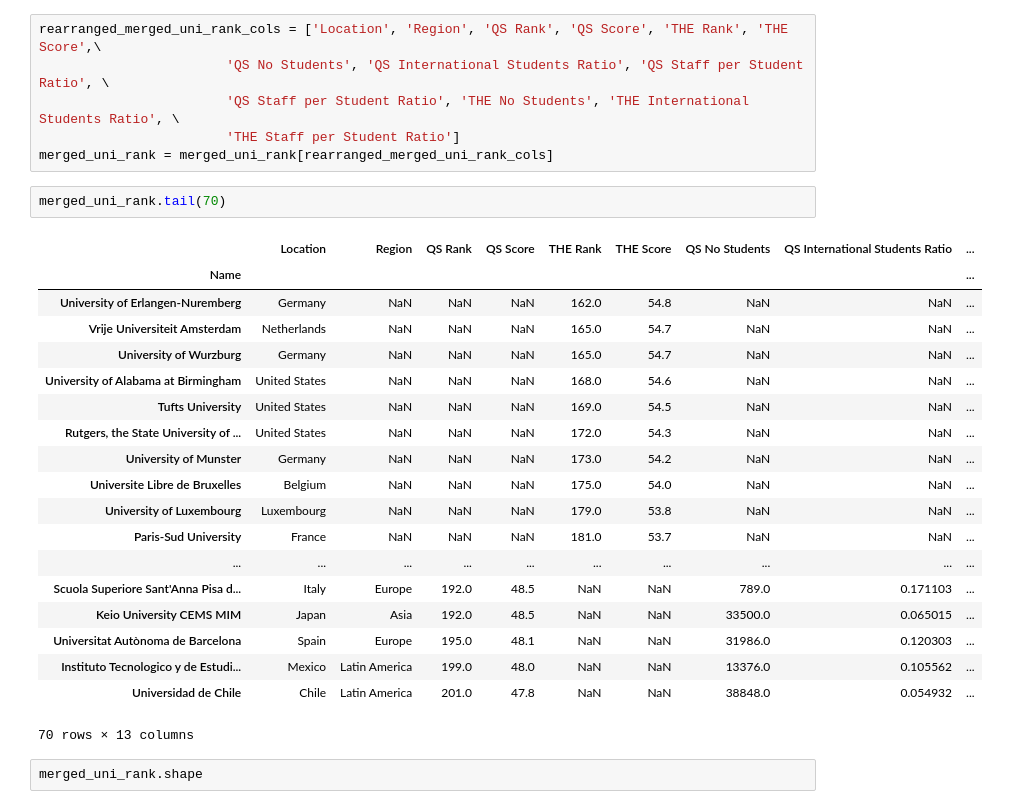
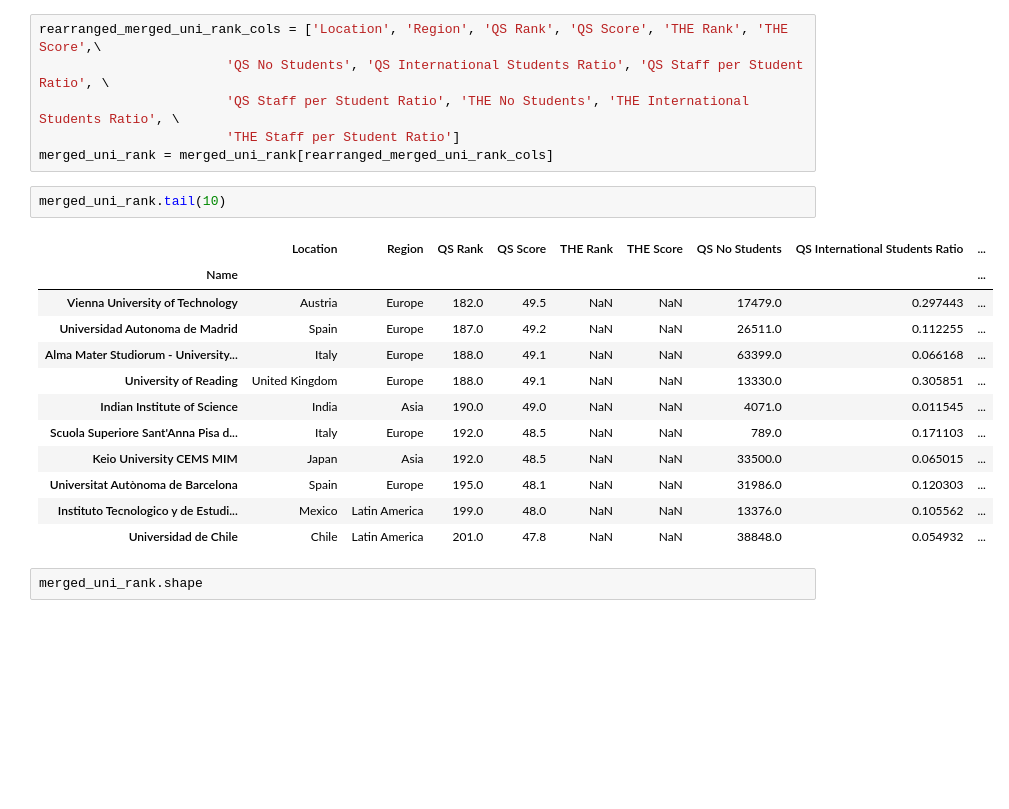
Before and after one commit to adrienruault/ada_molmaru, a Jupyter notebook: Homework02/Homework02.ipynb, the cells around one changed output. Saved outputs shown, nothing was run; the diff lists cells and outputs as text; blank space fills up the shorter version.

```diff
--- a/Homework02/Homework02.ipynb
+++ b/Homework02/Homework02.ipynb
@@ -1018,27 +1011,20 @@ rearranged_merged_uni_rank_cols = ['Location', 'Region', 'QS Rank', 'QS Score',
                         'THE Staff per Student Ratio']
 merged_uni_rank = merged_uni_rank[rearranged_merged_uni_rank_cols]
 # %%
-merged_uni_rank.tail(70)
+merged_uni_rank.tail(10)
 # %% [output]
 |  | Location | Region | QS Rank | QS Score | THE Rank | THE Score | QS No Students | QS International Students Ratio | ... |
 | Name |  |  |  |  |  |  |  |  | ... |
-| University of Erlangen-Nuremberg | Germany | NaN | NaN | NaN | 162.0 | 54.8 | NaN | NaN | ... |
-| Vrije Universiteit Amsterdam | Netherlands | NaN | NaN | NaN | 165.0 | 54.7 | NaN | NaN | ... |
-| University of Wurzburg | Germany | NaN | NaN | NaN | 165.0 | 54.7 | NaN | NaN | ... |
-| University of Alabama at Birmingham | United States | NaN | NaN | NaN | 168.0 | 54.6 | NaN | NaN | ... |
-| Tufts University | United States | NaN | NaN | NaN | 169.0 | 54.5 | NaN | NaN | ... |
-| Rutgers, the State University of ... | United States | NaN | NaN | NaN | 172.0 | 54.3 | NaN | NaN | ... |
-| University of Munster | Germany | NaN | NaN | NaN | 173.0 | 54.2 | NaN | NaN | ... |
-| Universite Libre de Bruxelles | Belgium | NaN | NaN | NaN | 175.0 | 54.0 | NaN | NaN | ... |
-| University of Luxembourg | Luxembourg | NaN | NaN | NaN | 179.0 | 53.8 | NaN | NaN | ... |
-| Paris-Sud University | France | NaN | NaN | NaN | 181.0 | 53.7 | NaN | NaN | ... |
-| ... | ... | ... | ... | ... | ... | ... | ... | ... | ... |
+| Vienna University of Technology | Austria | Europe | 182.0 | 49.5 | NaN | NaN | 17479.0 | 0.297443 | ... |
+| Universidad Autonoma de Madrid | Spain | Europe | 187.0 | 49.2 | NaN | NaN | 26511.0 | 0.112255 | ... |
+| Alma Mater Studiorum - University... | Italy | Europe | 188.0 | 49.1 | NaN | NaN | 63399.0 | 0.066168 | ... |
+| University of Reading | United Kingdom | Europe | 188.0 | 49.1 | NaN | NaN | 13330.0 | 0.305851 | ... |
+| Indian Institute of Science | India | Asia | 190.0 | 49.0 | NaN | NaN | 4071.0 | 0.011545 | ... |
 | Scuola Superiore Sant'Anna Pisa d... | Italy | Europe | 192.0 | 48.5 | NaN | NaN | 789.0 | 0.171103 | ... |
 | Keio University CEMS MIM | Japan | Asia | 192.0 | 48.5 | NaN | NaN | 33500.0 | 0.065015 | ... |
 | Universitat Autònoma de Barcelona | Spain | Europe | 195.0 | 48.1 | NaN | NaN | 31986.0 | 0.120303 | ... |
 | Instituto Tecnologico y de Estudi... | Mexico | Latin America | 199.0 | 48.0 | NaN | NaN | 13376.0 | 0.105562 | ... |
 | Universidad de Chile | Chile | Latin America | 201.0 | 47.8 | NaN | NaN | 38848.0 | 0.054932 | ... |
-70 rows × 13 columns
 # %%
 merged_uni_rank.shape
 # %% [output]
```
Also changed, not shown: parts of 1 cell of this notebook.
